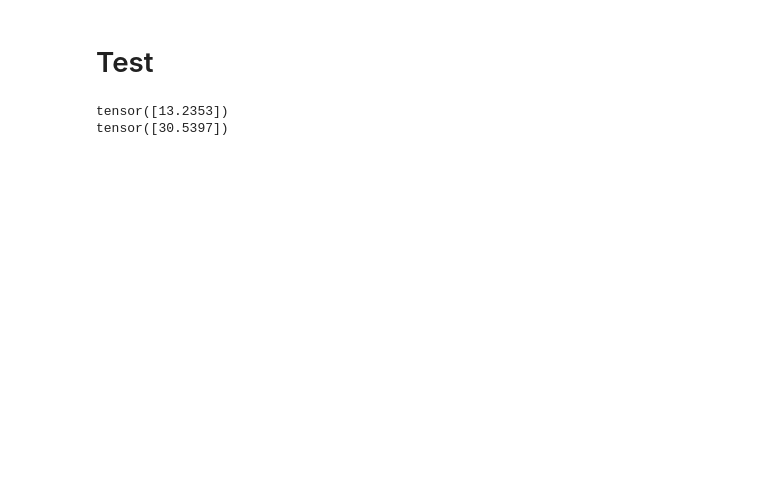
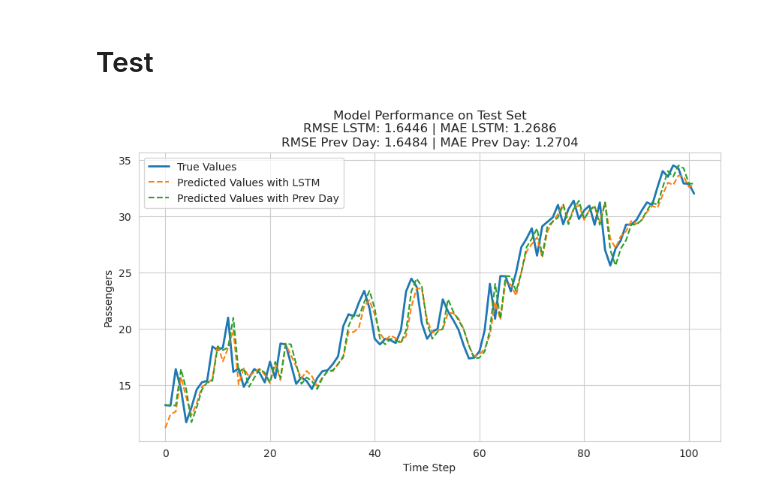
Before and after one commit to danjelito/ml-various-example, a Jupyter notebook: predicting-temp-with-pytorch-lstm.ipynb, the cells around one changed output. Drawn from its saved outputs; the diff is of its cells as text; code cells hidden in the pictures; blank space fills up the shorter version.

```diff
--- a/predicting-temp-with-pytorch-lstm.ipynb
+++ b/predicting-temp-with-pytorch-lstm.ipynb
@@ -214,19 +294,41 @@ Epoch 10 /10 | train RMSE =  2.10910573 | val RMSE =  7.07848731
 # %% [markdown]
 # Test
-# %%
-outputs = []
-
-for x, y in zip(x_test_tensor, y_test_tensor):
-
-    lstm.eval()
-    with torch.no_grad():
-        output = lstm(x, future=1)
-        # output = output[0, -1].item()
-        # outputs.append(output)
-
-    print(y)
-    print(output)
-    break
-# %% [output]
-tensor([13.2353])
-tensor([30.5397])
+# %%
+# Predictions with LSTM
+targets = []
+outputs = []
+lstm.eval()
+with torch.no_grad():
+    for inputs, target in test_loader:
+        output = lstm(inputs)  # Assuming the LSTM returns a tuple (output, hidden)
+        outputs.append(output)
+        targets.append(target)
+
+preds = torch.cat(outputs).numpy().flatten()
+targets = torch.cat(targets).numpy().flatten()
+
+rmse_lstm = np.sqrt(np.mean((targets - preds) ** 2))
+mae_lstm = np.mean(np.abs(targets - preds))
+
+# Predictions with previous day value
+y_pred_prev_day = np.roll(targets, 1)
+y_pred_prev_day[0] = targets[0]  # Or some other initial value if 13.0 is not suitable
+rmse_prev_day_pred = np.sqrt(np.mean((targets - y_pred_prev_day) ** 2))
+mae_prev_day_pred = np.mean(np.abs(targets - y_pred_prev_day))
+
+# Plotting results
+plt.figure(figsize=(10, 5))
+plt.plot(targets, label="True Values", linewidth=2)
+plt.plot(preds, label="Predicted Values with LSTM", linestyle="--")
+plt.plot(y_pred_prev_day, label="Predicted Values with Prev Day", linestyle="--")
+plt.xlabel("Time Step")
+plt.ylabel("Passengers")
+plt.title(
+    f"Model Performance on Test Set\n"
+    f"RMSE LSTM: {rmse_lstm:.4f} | MAE LSTM: {mae_lstm:.4f}\n"
+    f"RMSE Prev Day: {rmse_prev_day_pred:.4f} | MAE Prev Day: {mae_prev_day_pred:.4f}"
+)
+plt.legend()
+plt.show()
+# %% [output]
+[figure, added]
```
Also changed, not shown: parts of 9 cells of this notebook, 1 other file.
